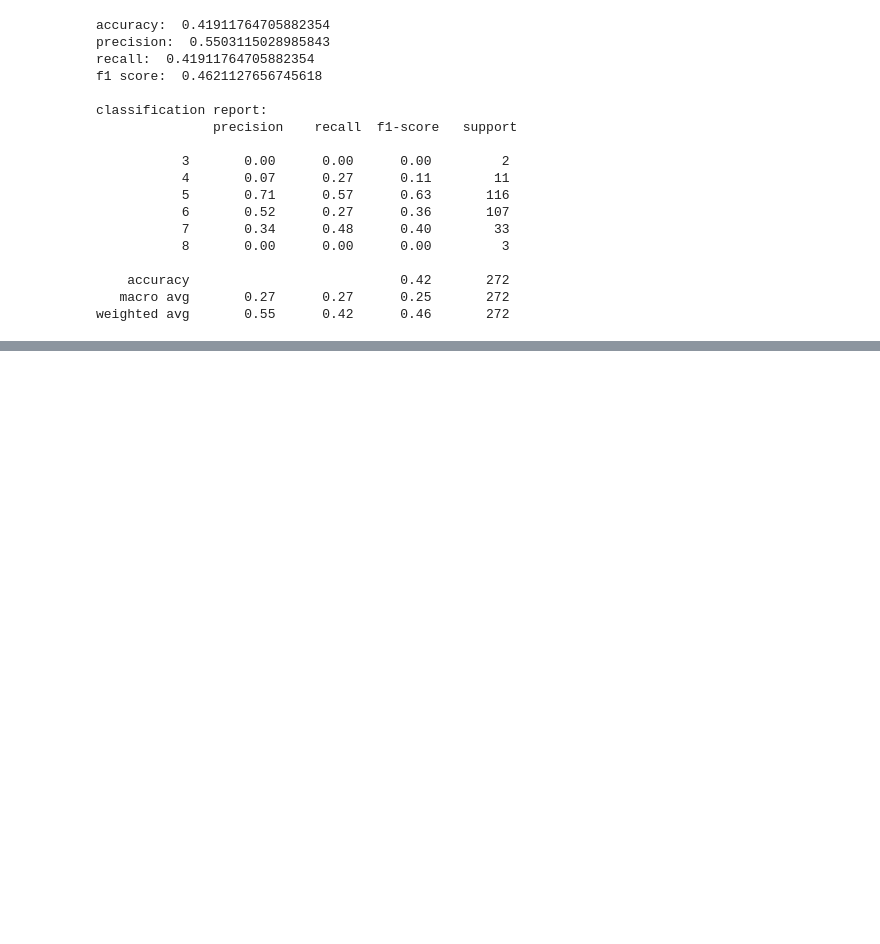
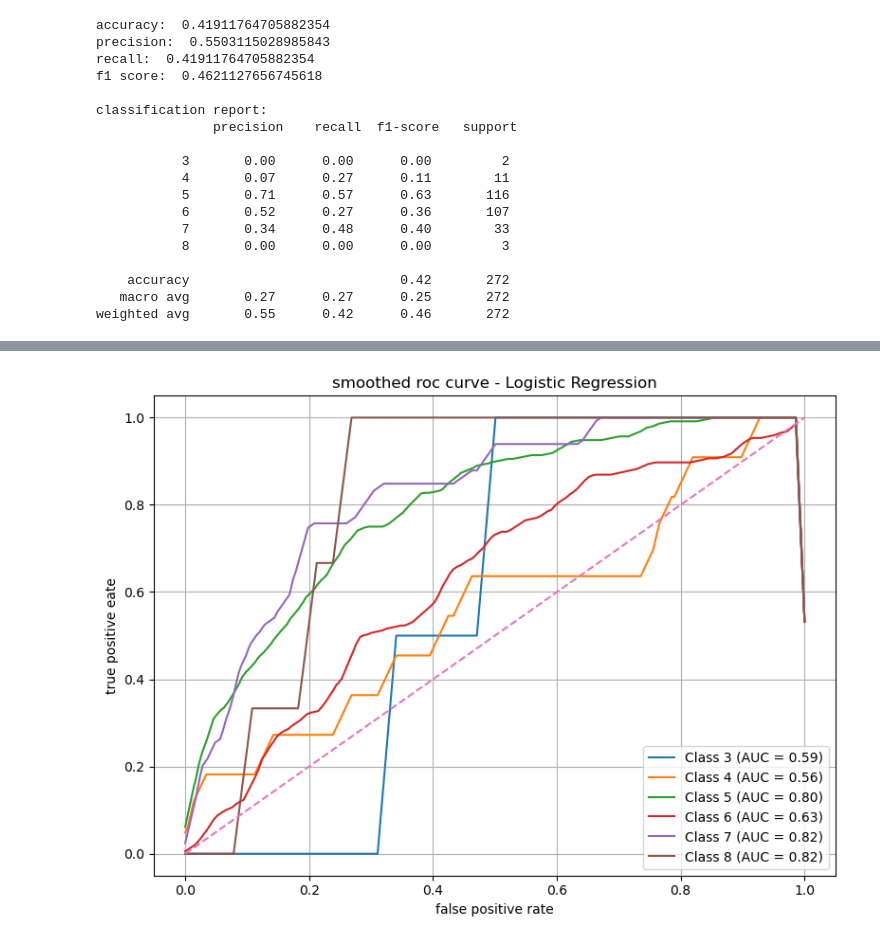
Before and after one commit to luanhoangle05/DATA221_PROJECT_RED_WINE_QUALITY_NEW, a Jupyter notebook: notebooks/02_logistic_regression.ipynb, the cells around one changed output, grey strips where cells are left out. Saved outputs shown, nothing was run; the diff lists cells and outputs as text; code cells hidden in the pictures; blank space fills up the shorter version.

```diff
--- a/notebooks/02_logistic_regression.ipynb
+++ b/notebooks/02_logistic_regression.ipynb
@@ -86,0 +90,43 @@ plt.show()
+# %%
+'''
+ROC AUC
+'''
+#imports needed
+from sklearn.preprocessing import label_binarize
+from sklearn.metrics import roc_curve, auc, roc_auc_score
+# probabilities from trained model
+y_pred_proba = logistic_regression.predict_proba(scaled_X_test)
+
+classes = np.unique(y_test)
+y_test_bin = label_binarize(y_test, classes=classes)
+plt.figure(figsize=(8, 6))
+for i in range(len(classes)):
+    fpr, tpr, _ = roc_curve(
+        y_test_bin[:, i],
+        y_pred_proba[:, i]
+    )
+    # high res interpolation
+    fpr_dense = np.linspace(0, 1, 500)
+    tpr_interp = np.interp(fpr_dense, fpr, tpr)
+    # use averages
+    window = 15
+    kernel = np.ones(window) / window
+    tpr_smooth = np.convolve(tpr_interp, kernel, mode='same')
+    roc_auc_class = auc(fpr, tpr)
+    plt.plot(
+        fpr_dense,
+        tpr_smooth,
+        label=f"Class {classes[i]} (AUC = {roc_auc_class:.2f})"
+    )
+
+# baseline
+plt.plot([0, 1], [0, 1], linestyle="--")
+plt.xlabel("false positive rate")
+plt.ylabel("true positive eate")
+plt.title("smoothed roc curve - Logistic Regression")
+plt.legend()
+plt.grid(True)
+plt.tight_layout()
+plt.show()
+# %% [output]
+[figure, added]
```
Also changed, not shown: parts of 2 cells of this notebook.
